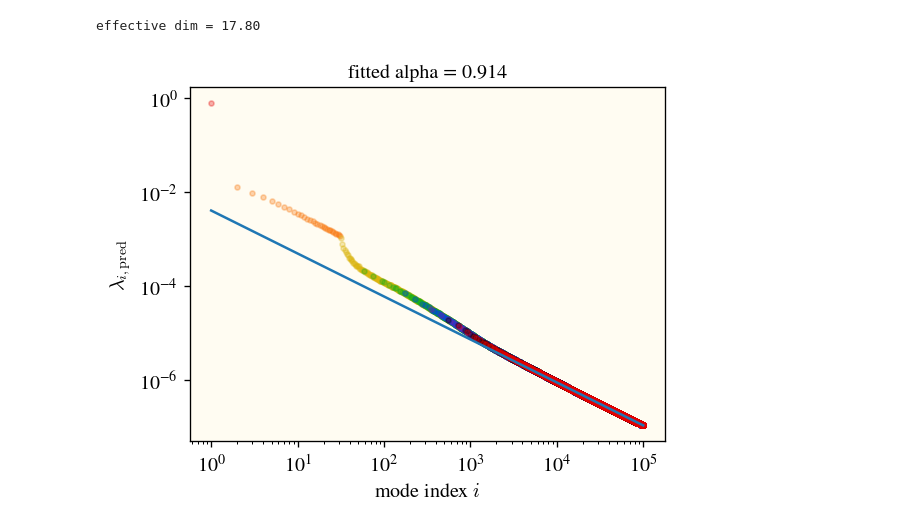
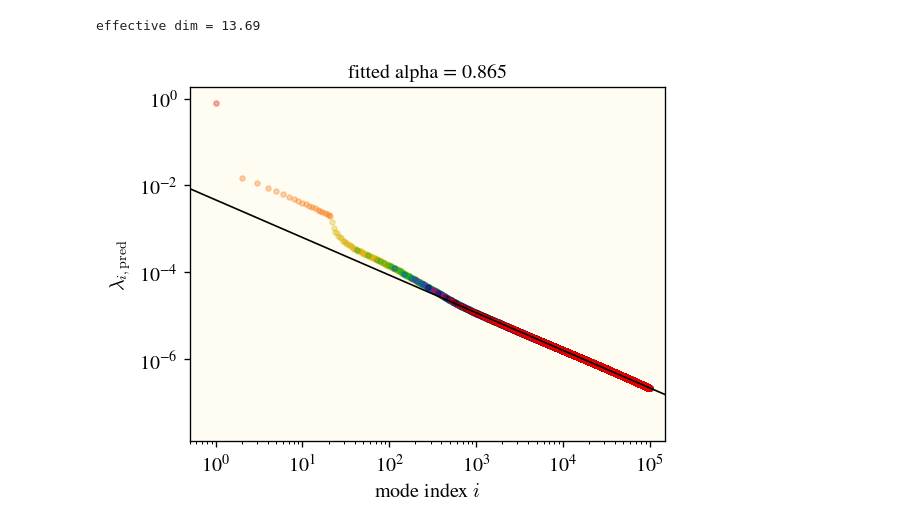
Before and after one commit to james-simon/feature_recombination, a Jupyter notebook: notebooks/hehe-exponent.ipynb, the cells around one changed output. Saved outputs shown, nothing was run; the diff lists cells and outputs as text; code cells hidden in the pictures.

```diff
--- a/notebooks/hehe-exponent.ipynb
+++ b/notebooks/hehe-exponent.ipynb
@@ -39,9 +15,9 @@ expt_fm = FileManager(expt_dir)
 # %%
-DATA_DIM = 30
+DATA_DIM = 20
 KERNEL_WIDTH = 4
 P_MODES = 100_000
 kerneltype = LaplaceKernel
-data_eigval_exp = 1.01
+data_eigval_exp = 1.
 
 data_eigvals = get_powerlaw(DATA_DIM, data_eigval_exp, offset=3)
 
@@ -53,40 +29,41 @@ eval_level_coeff = kerneltype.get_level_coeff_fn(data_eigvals=data_eigvals,
 fra_eigvals, monomials = generate_fra_monomials(data_eigvals, P_MODES, eval_level_coeff)
 degrees = np.array([m.degree() for m in monomials])
 # %% [output]
-effective dim = 17.80
+effective dim = 13.69
 # %%
 def fit_linear(idxs, eigvals, cutoff=20_000):
     log_x = np.log(idxs[-cutoff:])
     log_y = np.log(eigvals[-cutoff:])
     A     = np.vstack([log_x, np.ones_like(log_x)]).T
     slope, intercept = np.linalg.lstsq(A, log_y, rcond=None)[0]
 
     alpha = -slope
 
     return alpha, np.exp(intercept)
-
 
 colors = ['xkcd:red', 'xkcd:orange', 'xkcd:gold', 'xkcd:green', 'xkcd:blue', "xkcd:purple", "xkcd:black"]
 
 fig, ax = plt.subplots(1, 1, figsize=(5,4))
 
 for degree in np.unique(degrees):
     if degree > 7:
         continue
     idxs = np.where(np.array(degrees) == degree)[0]
     ax.scatter(1+idxs, fra_eigvals[idxs], color=colors[degree%7], marker='.', alpha=0.3)
 
 idxs = 1+np.arange(len(fra_eigvals))
-alpha, c = fit_linear(idxs, fra_eigvals, cutoff=80_000)
-ax.plot(idxs, c*idxs**(-alpha))
+alpha, c = fit_linear(idxs, fra_eigvals, cutoff=99_000)
+xx = np.logspace(-1, 6, base=10)
+ax.plot(xx, c*xx**(-alpha), color='black', lw=1)
 ax.set_title(f"fitted alpha = {alpha:.3f}")
 
+ax.set_xlim(.5, 1.5*P_MODES)
 ax.set_xscale('log')
 ax.set_yscale('log')
 ax.set_xlabel(f'mode index $i$')
 ax.set_ylabel(f'$\lambda_{{i,\mathrm{{pred}}}}$')
 
 plt.tight_layout()
 plt.show()
 # %% [output]
-[figure, old version]
+[figure, new version]
```
Also changed, not shown: parts of 2 cells of this notebook.
